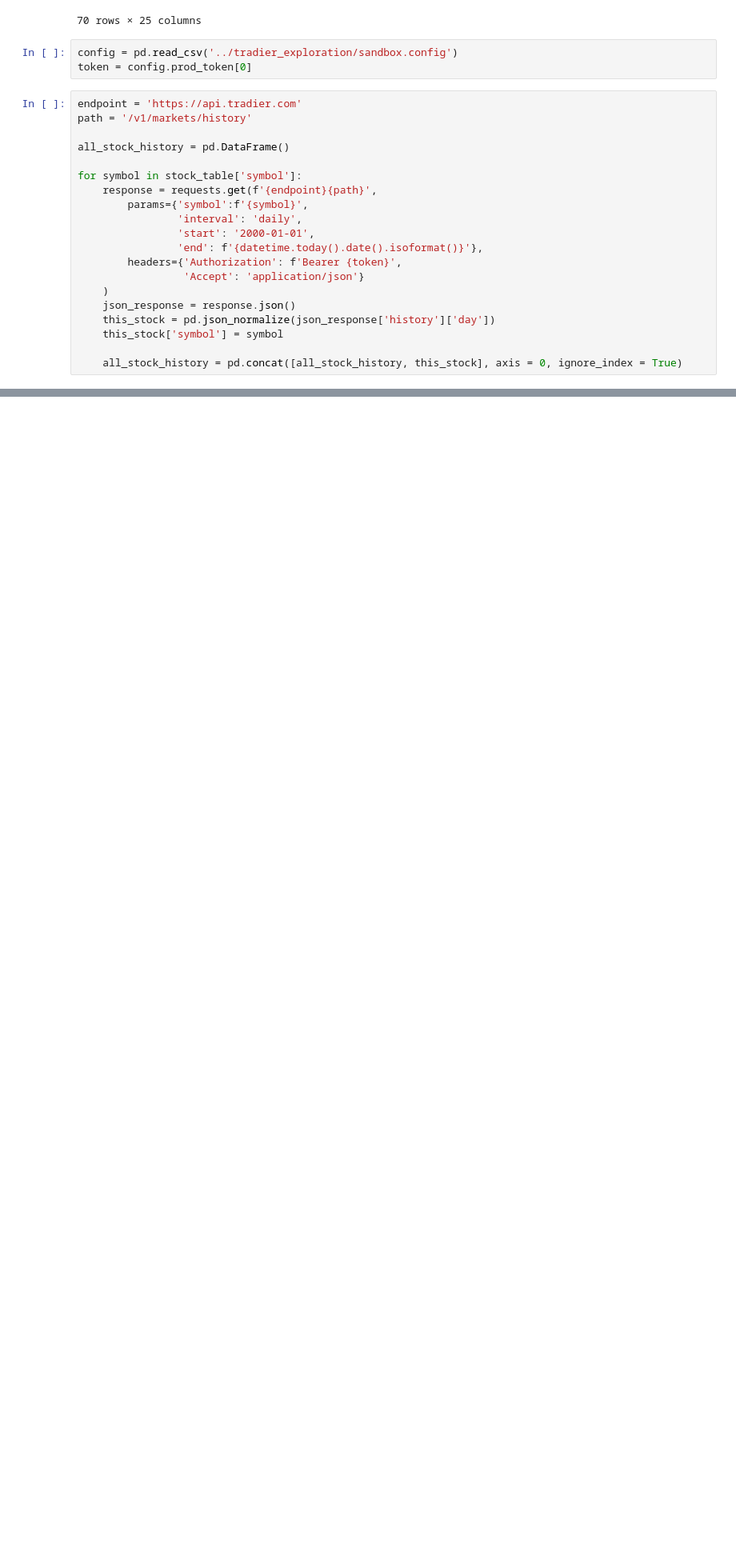
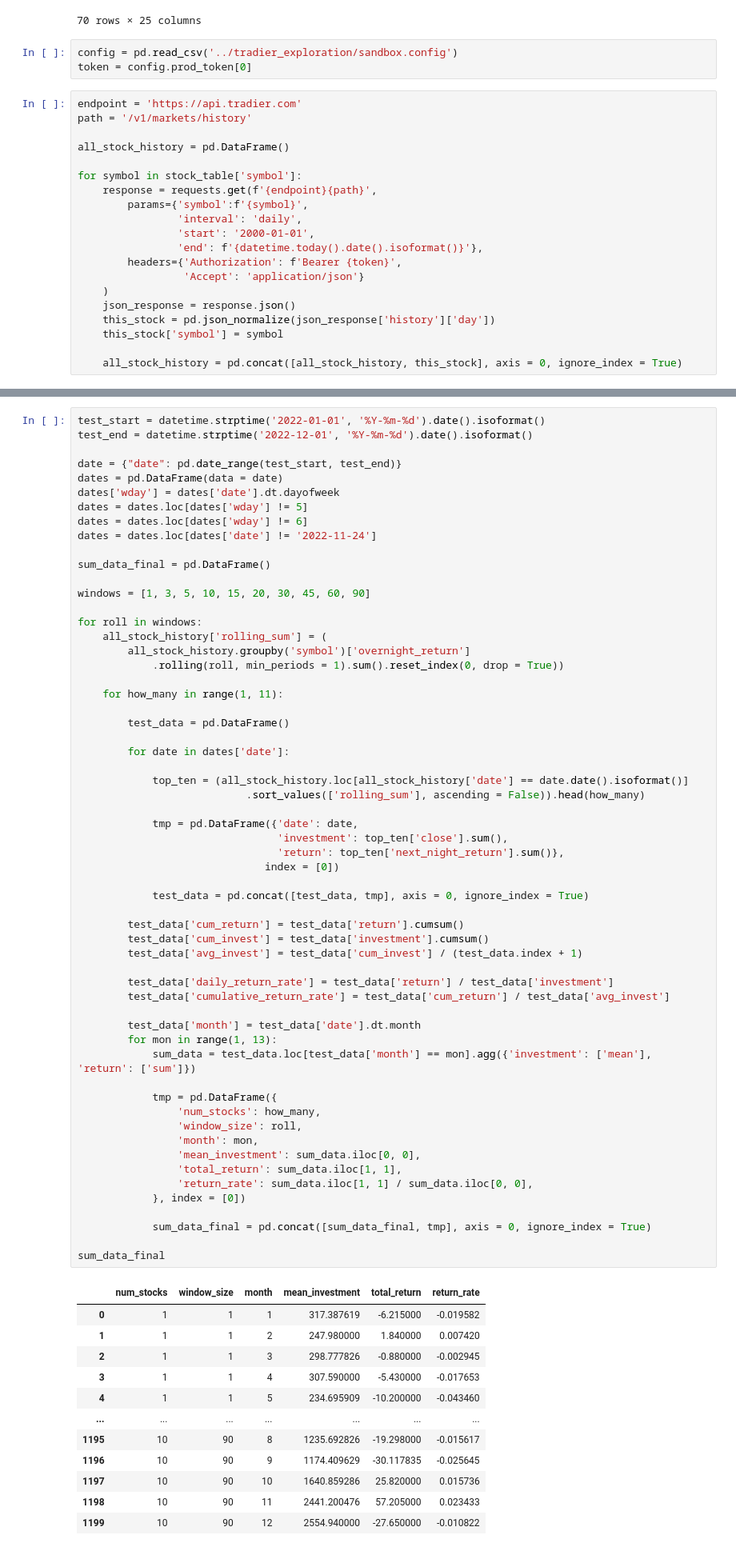
Before and after one commit to RLE-Analytics/iron_financial, a Jupyter notebook: options_strategy/Hold Overnight Strategy.ipynb, the cells around one changed output, grey strips where cells are left out. Shown at 80% size. Saved outputs shown, nothing was run; the diff lists cells and outputs as text; blank space fills up the shorter version.

```diff
--- a/options_strategy/Hold Overnight Strategy.ipynb
+++ b/options_strategy/Hold Overnight Strategy.ipynb
@@ -169,0 +109,72 @@ Name: rolling_30day_sum, Length: 70, dtype: object
+# %%
+test_start = datetime.strptime('2022-01-01', '%Y-%m-%d').date().isoformat()
+test_end = datetime.strptime('2022-12-01', '%Y-%m-%d').date().isoformat()
+
+date = {"date": pd.date_range(test_start, test_end)}
+dates = pd.DataFrame(data = date)
+dates['wday'] = dates['date'].dt.dayofweek
+dates = dates.loc[dates['wday'] != 5]
+dates = dates.loc[dates['wday'] != 6]
+dates = dates.loc[dates['date'] != '2022-11-24']
+
+sum_data_final = pd.DataFrame()
+
+windows = [1, 3, 5, 10, 15, 20, 30, 45, 60, 90]
+
+for roll in windows:
+    all_stock_history['rolling_sum'] = (
+        all_stock_history.groupby('symbol')['overnight_return']
+            .rolling(roll, min_periods = 1).sum().reset_index(0, drop = True))
+
+    for how_many in range(1, 11):
+
+        test_data = pd.DataFrame()
+
+        for date in dates['date']:
+
+            top_ten = (all_stock_history.loc[all_stock_history['date'] == date.date().isoformat()]
+                           .sort_values(['rolling_sum'], ascending = False)).head(how_many)
+
+            tmp = pd.DataFrame({'date': date,
+                                'investment': top_ten['close'].sum(),
+                                'return': top_ten['next_night_return'].sum()},
+                              index = [0])
+
+            test_data = pd.concat([test_data, tmp], axis = 0, ignore_index = True)
+
+        test_data['cum_return'] = test_data['return'].cumsum()
+        test_data['cum_invest'] = test_data['investment'].cumsum()
+        test_data['avg_invest'] = test_data['cum_invest'] / (test_data.index + 1)
+
+        test_data['daily_return_rate'] = test_data['return'] / test_data['investment']
+        test_data['cumulative_return_rate'] = test_data['cum_return'] / test_data['avg_invest']
+
+        test_data['month'] = test_data['date'].dt.month
+        for mon in range(1, 13):
+            sum_data = test_data.loc[test_data['month'] == mon].agg({'investment': ['mean'], 'return': ['sum']})
+
+            tmp = pd.DataFrame({
+                'num_stocks': how_many,
+                'window_size': roll,
+                'month': mon,
+                'mean_investment': sum_data.iloc[0, 0],
+                'total_return': sum_data.iloc[1, 1],
+                'return_rate': sum_data.iloc[1, 1] / sum_data.iloc[0, 0],
+            }, index = [0])
+
+            sum_data_final = pd.concat([sum_data_final, tmp], axis = 0, ignore_index = True)
+
+sum_data_final
+# %% [output]
+|  | num_stocks | window_size | month | mean_investment | total_return | return_rate |
+| 0 | 1 | 1 | 1 | 317.387619 | -6.215000 | -0.019582 |
+| 1 | 1 | 1 | 2 | 247.980000 | 1.840000 | 0.007420 |
+| 2 | 1 | 1 | 3 | 298.777826 | -0.880000 | -0.002945 |
+| 3 | 1 | 1 | 4 | 307.590000 | -5.430000 | -0.017653 |
+| 4 | 1 | 1 | 5 | 234.695909 | -10.200000 | -0.043460 |
+| ... | ... | ... | ... | ... | ... | ... |
+| 1195 | 10 | 90 | 8 | 1235.692826 | -19.298000 | -0.015617 |
+| 1196 | 10 | 90 | 9 | 1174.409629 | -30.117835 | -0.025645 |
+| 1197 | 10 | 90 | 10 | 1640.859286 | 25.820000 | 0.015736 |
+| 1198 | 10 | 90 | 11 | 2441.200476 | 57.205000 | 0.023433 |
+| 1199 | 10 | 90 | 12 | 2554.940000 | -27.650000 | -0.010822 |
```
Also changed, not shown: parts of 26 cells of this notebook.
